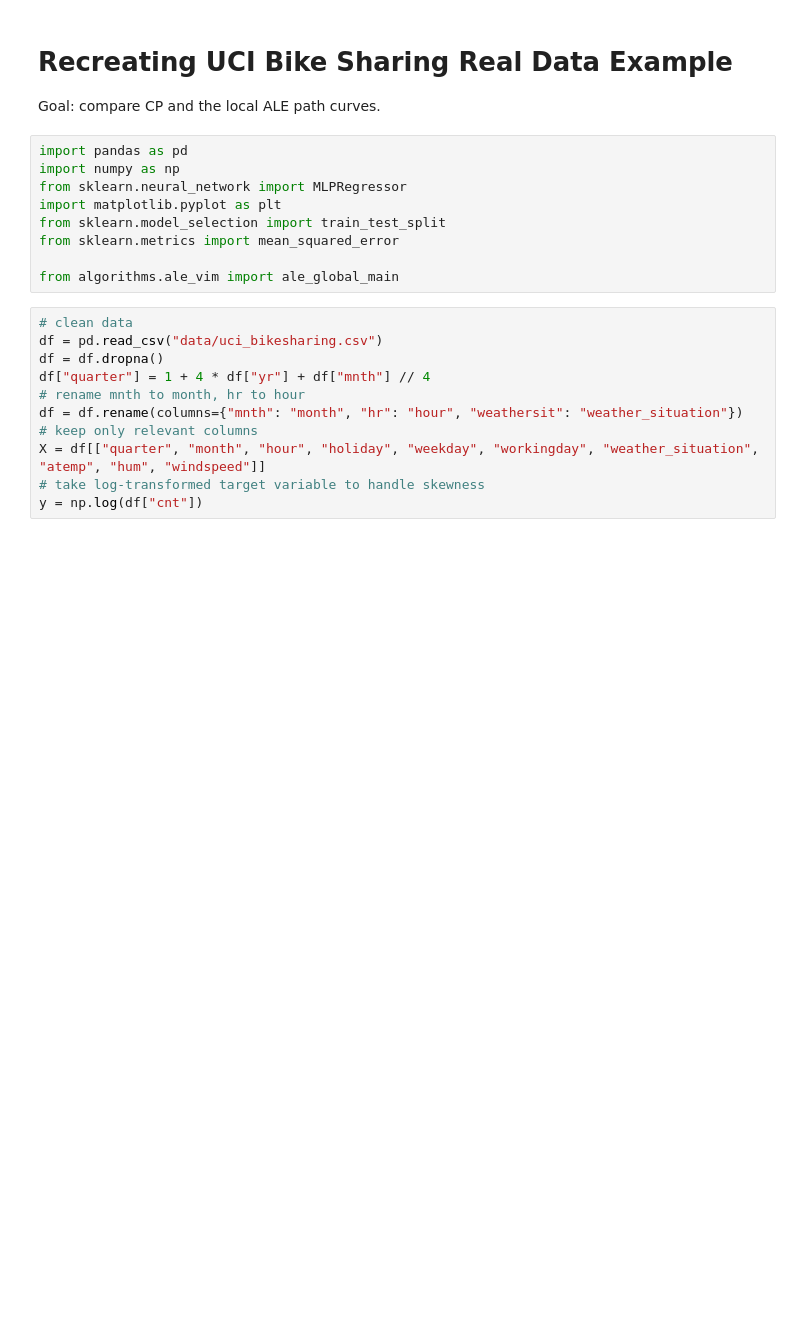
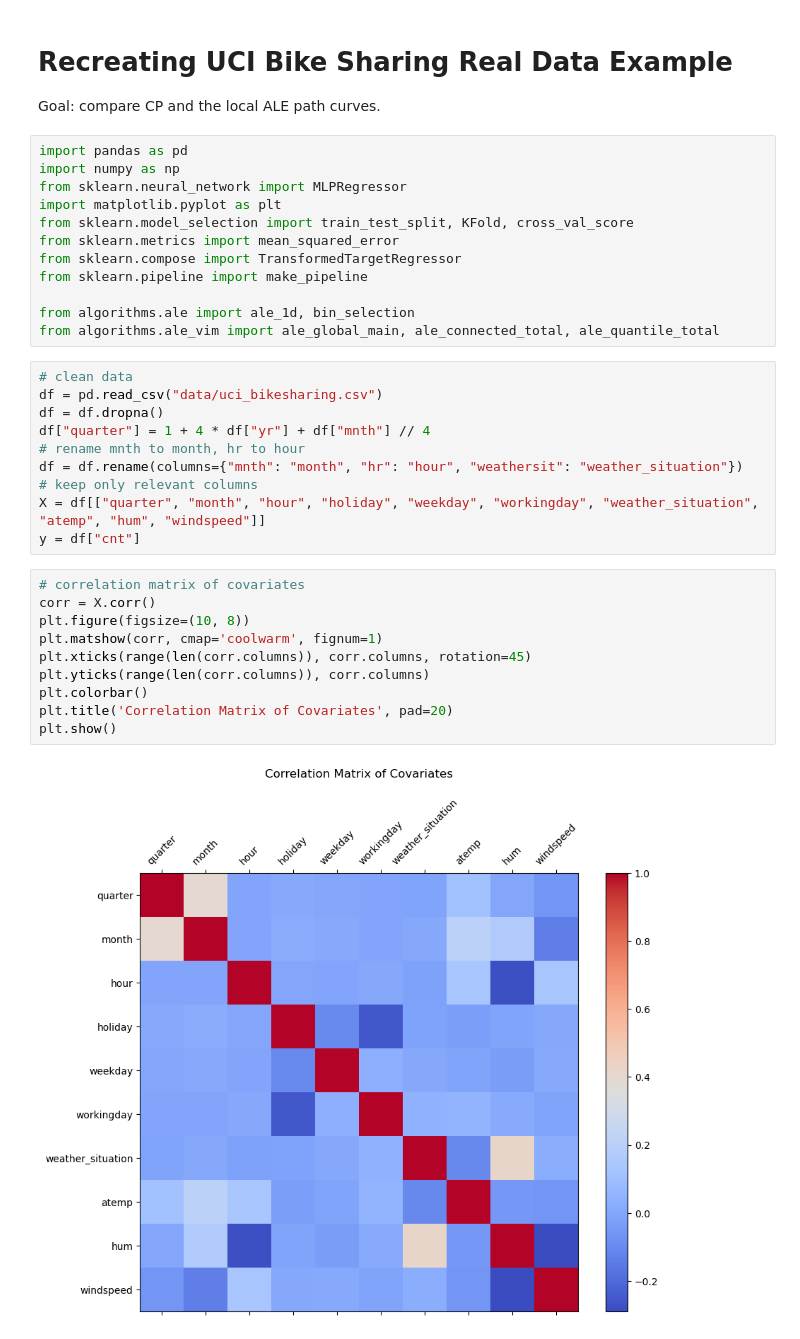
Before and after one commit to dawsonren/ExplainableML, a Jupyter notebook: uci_bikesharing.ipynb, the cells around one changed output. Cells and saved outputs as stored; diff of their text form; blank space fills up the shorter version.

```diff
--- a/uci_bikesharing.ipynb
+++ b/uci_bikesharing.ipynb
@@ -7,10 +7,13 @@ import pandas as pd
 import numpy as np
 from sklearn.neural_network import MLPRegressor
 import matplotlib.pyplot as plt
-from sklearn.model_selection import train_test_split
+from sklearn.model_selection import train_test_split, KFold, cross_val_score
 from sklearn.metrics import mean_squared_error
+from sklearn.compose import TransformedTargetRegressor
+from sklearn.pipeline import make_pipeline
 
-from algorithms.ale_vim import ale_global_main
+from algorithms.ale import ale_1d, bin_selection
+from algorithms.ale_vim import ale_global_main, ale_connected_total, ale_quantile_total
 # %%
 # clean data
 df = pd.read_csv("data/uci_bikesharing.csv")
@@ -20,6 +23,17 @@ df["quarter"] = 1 + 4 * df["yr"] + df["mnth"] // 4
 df = df.rename(columns={"mnth": "month", "hr": "hour", "weathersit": "weather_situation"})
 # keep only relevant columns
 X = df[["quarter", "month", "hour", "holiday", "weekday", "workingday", "weather_situation", "atemp", "hum", "windspeed"]]
-# take log-transformed target variable to handle skewness
-y = np.log(df["cnt"])
+y = df["cnt"]
+# %%
+# correlation matrix of covariates
+corr = X.corr()
+plt.figure(figsize=(10, 8))
+plt.matshow(corr, cmap='coolwarm', fignum=1)
+plt.xticks(range(len(corr.columns)), corr.columns, rotation=45)
+plt.yticks(range(len(corr.columns)), corr.columns)
+plt.colorbar()
+plt.title('Correlation Matrix of Covariates', pad=20)
+plt.show()
+# %% [output]
+[figure, added]
 # %%
```
Also changed, not shown: parts of 6 cells of this notebook, 15 other files.
